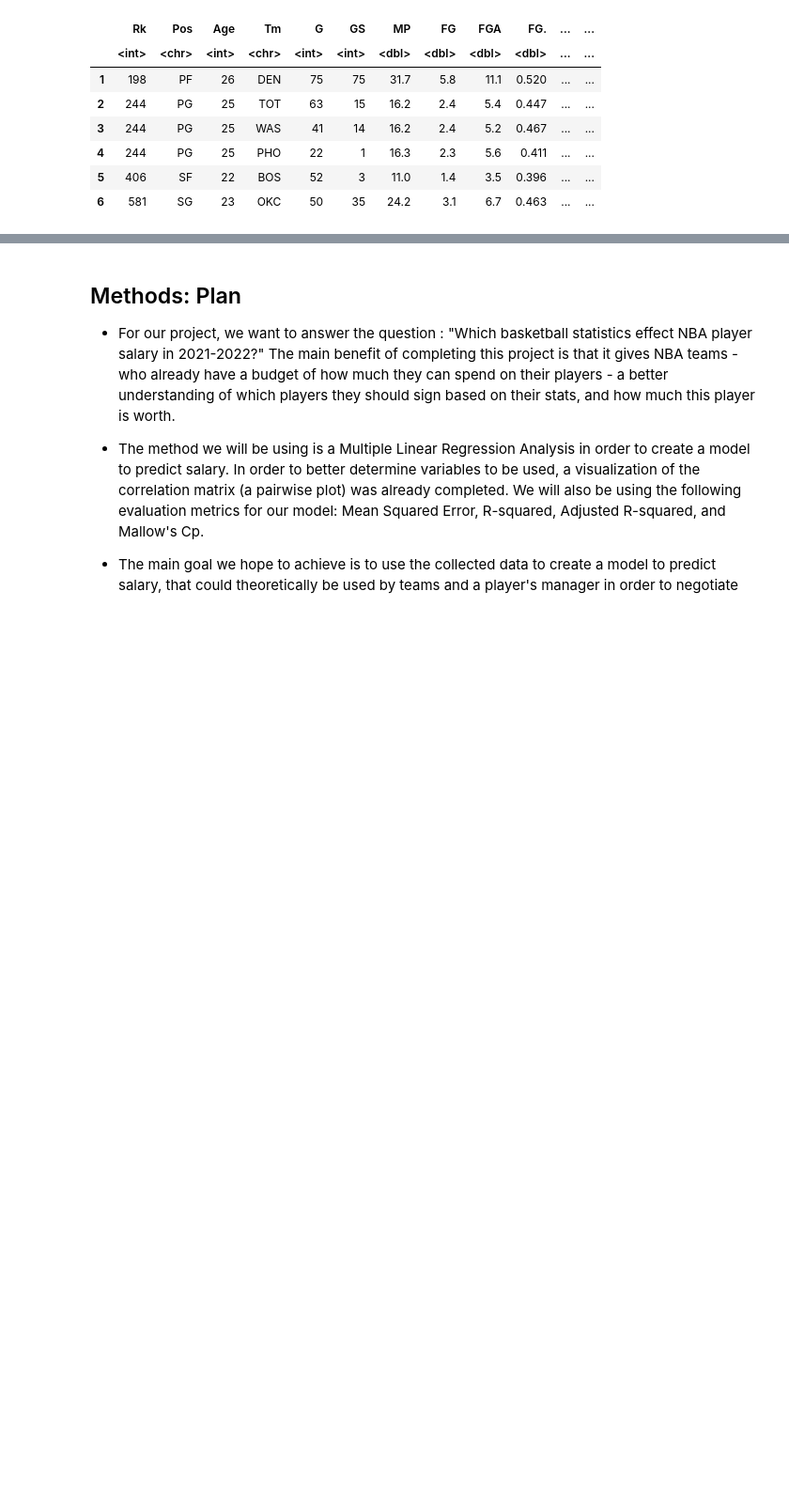
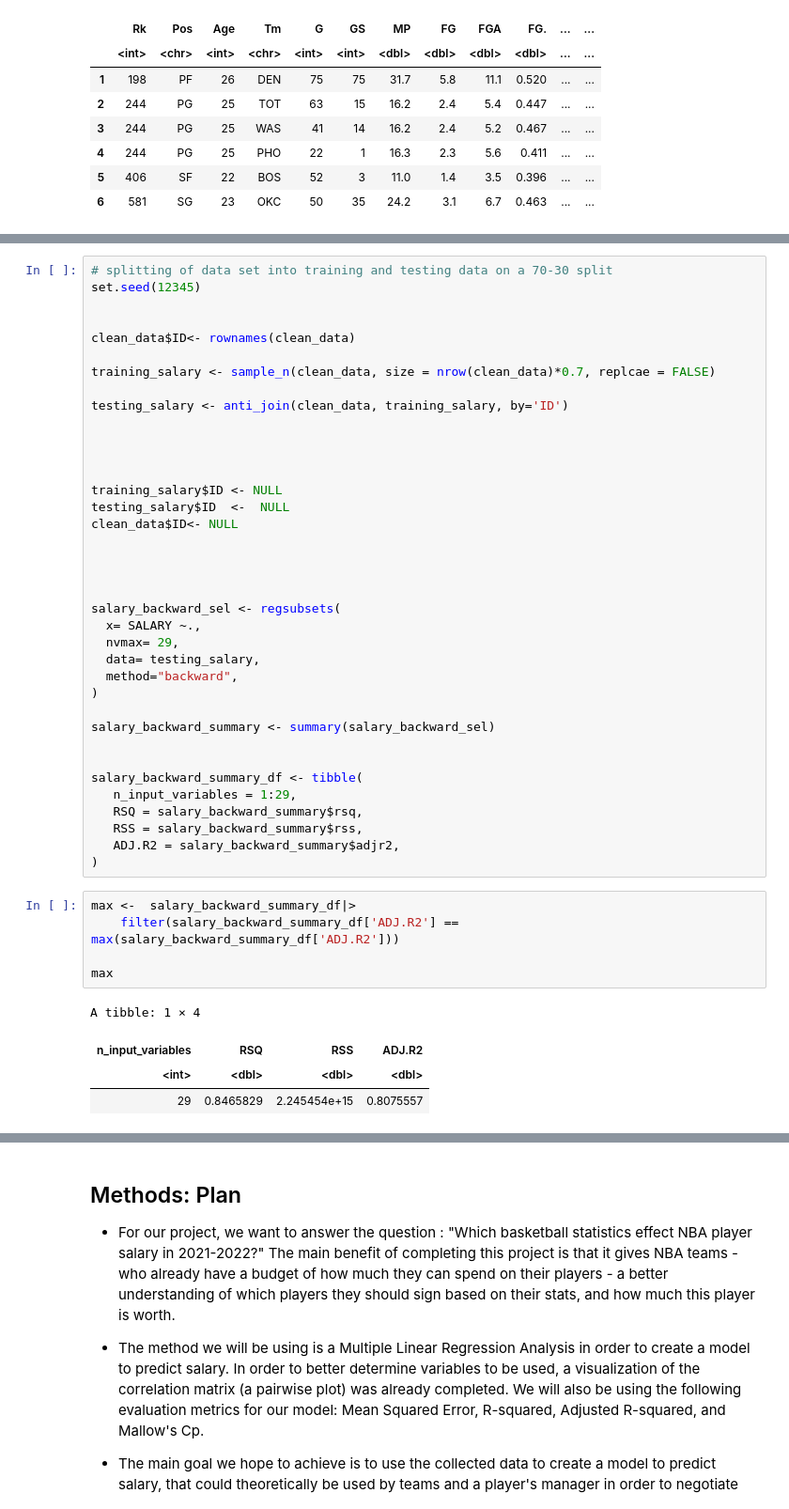
Before and after one commit to RaymondZhang20/STAT301, a Jupyter notebook: Proposal.ipynb, the cells around one changed output, grey strips where cells are left out. Shown: that part at 94% size. Saved outputs shown, nothing was run; the diff lists cells and outputs as text; blank space fills up the shorter version.

```diff
--- a/Proposal.ipynb
+++ b/Proposal.ipynb
@@ -358,0 +403,47 @@ Coefficients:
+# %%
+# splitting of data set into training and testing data on a 70-30 split
+set.seed(12345)
+
+
+clean_data$ID<- rownames(clean_data)
+
+training_salary <- sample_n(clean_data, size = nrow(clean_data)*0.7, replcae = FALSE)
+
+testing_salary <- anti_join(clean_data, training_salary, by='ID')
+
+
+
+
+training_salary$ID <- NULL
+testing_salary$ID  <-  NULL
+clean_data$ID<- NULL
+
+
+
+
+salary_backward_sel <- regsubsets(
+  x= SALARY ~.,
+  nvmax= 29,
+  data= testing_salary,
+  method="backward",
+)
+
+salary_backward_summary <- summary(salary_backward_sel)
+
+
+salary_backward_summary_df <- tibble(
+   n_input_variables = 1:29,
+   RSQ = salary_backward_summary$rsq,
+   RSS = salary_backward_summary$rss,
+   ADJ.R2 = salary_backward_summary$adjr2,
+)
+# %%
+max <-  salary_backward_summary_df|>
+    filter(salary_backward_summary_df['ADJ.R2'] == max(salary_backward_summary_df['ADJ.R2']))
+
+max
+# %% [output]
+A tibble: 1 × 4
+| n_input_variables | RSQ | RSS | ADJ.R2 |
+| <int> | <dbl> | <dbl> | <dbl> |
+| 29 | 0.8465829 | 2.245454e+15 | 0.8075557 |
```
Also changed, not shown: parts of 19 cells of this notebook.
